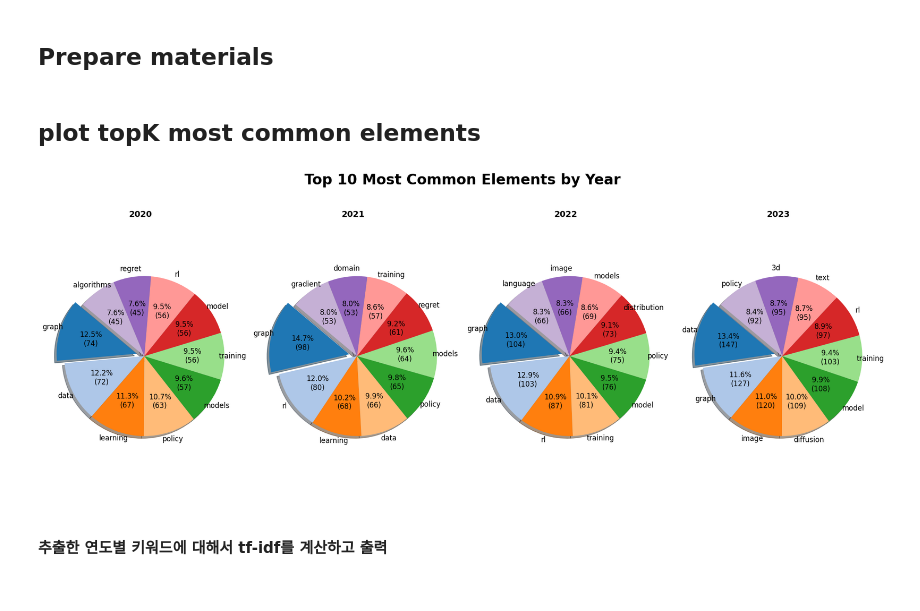
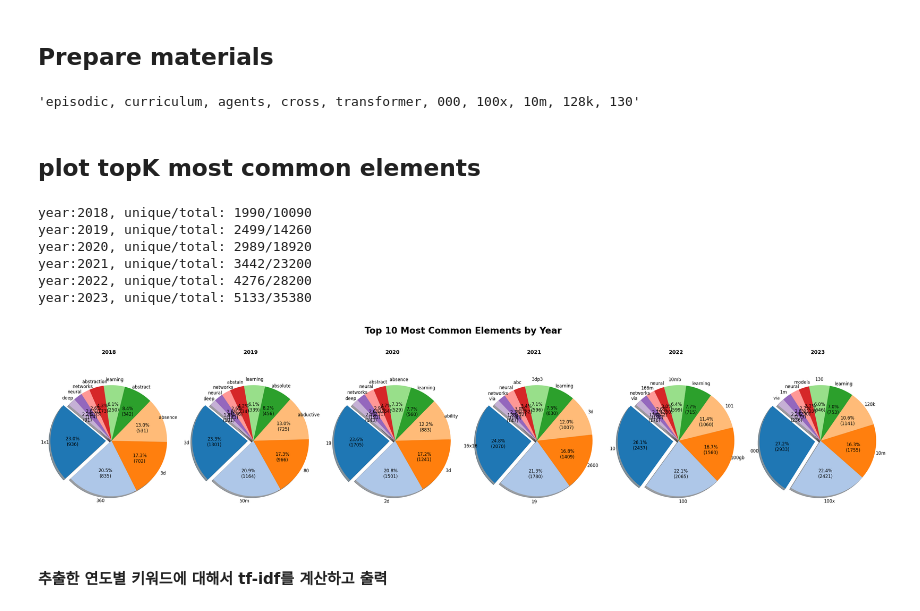
Before and after one commit to chpark-ML/diffusion-model-tutorial, a Jupyter notebook: projects/main.ipynb, the cells around one changed output. Saved outputs shown, nothing was run; the diff lists cells and outputs as text; code cells hidden in the pictures.

```diff
--- a/projects/main.ipynb
+++ b/projects/main.ipynb
@@ -5,6 +5,8 @@ import pandas as pd
 import seaborn as sns
 from collections import Counter
 from glob import glob
+# %%
+TARGET_FEATURE = "TF-IDF given the whole Title"
 # %% [markdown]
 ## Load csv Files
 # %%
@@ -26,7 +28,7 @@ for key, value in dfs.items():
     string_set = set()
     string_list = list()
     string_counter = Counter()
-    for string in value["TF-IDF given the whole Abstract"]:
+    for string in value[TARGET_FEATURE]:
         items = string.split(', ')
         for item in items:
             string_set.add(item)
@@ -35,6 +37,10 @@ for key, value in dfs.items():
     string_set_year[key] = string_set
     string_list_year[key] = string_list
     string_counter_year[key] = string_counter
+# %%
+dfs[key][TARGET_FEATURE].iloc[1]
+# %% [output]
+'episodic, curriculum, agents, cross, transformer, 000, 100x, 10m, 128k, 130'
 # %% [markdown]
 ## plot topK most common elements
 # %%
@@ -48,45 +54,53 @@ def make_autopct(values):
 # 가장 많이 등장한 문자열 top k와 파이 그래프 생성
 k = 10  # 원하는 상위 k개
 num_years = len(string_counter_year)
-fig, axs = plt.subplots(1, num_years, figsize=(20, 8))  # 1행 num_years열의 서브플롯 생성
+fig, axs = plt.subplots(1, num_years, figsize=(32, 8))  # 1행 num_years열의 서브플롯 생성
 
 for i, (year, string_counter) in enumerate(string_counter_year.items()):
     # 전체 문자열 요소 개수
     total_elements = sum(string_counter.values())
     # 유일한 문자열 요소 개수
     unique_elements = len(string_set_year[year])
+
+    print(f"year:{year}, unique/total: {unique_elements}/{total_elements}")
     # 가장 많이 등장한 문자열 top k
     most_common_elements = string_counter.most_common(k)
 
     # 파이 그래프 생성
     labels, sizes = zip(*most_common_elements)
     colors = plt.cm.tab20(range(len(labels)))  # 색상 팔레트
     explode = [0.1 if i == 0 else 0 for i in range(len(labels))]  # 첫 번째 조각만 돌출
 
     wedges, texts, autotexts = axs[i].pie(sizes, labels=labels, autopct=make_autopct(sizes), startangle=140, colors=colors, explode=explode, shadow=True)
 
     # 레이블을 그래프 밖으로 빼기
     for text in texts:
         text.set_fontsize(12)
         text.set_rotation_mode('anchor')
         text.set_horizontalalignment('center')
         text.set_verticalalignment('center')
     for autotext in autotexts:
         autotext.set_fontsize(12)
         autotext.set_color('black')
 
     axs[i].set_title(f"{year}", fontsize=14, fontweight='bold')
     axs[i].axis('equal')  # Equal aspect ratio ensures that pie is drawn as a circle.
 
 # 전체 제목 설정
 plt.suptitle(f"Top {k} Most Common Elements by Year", fontsize=24, fontweight='bold')
 plt.tight_layout(rect=[0, 0.03, 1, 0.95])  # 레이아웃 조정
 
 # 그래프 저장 및 출력
 # plt.savefig(f"top_{k}_elements_comparison.png", dpi=300, bbox_inches='tight')
 plt.show()
 # %% [output]
+year:2018, unique/total: 1990/10090
+year:2019, unique/total: 2499/14260
+year:2020, unique/total: 2989/18920
+year:2021, unique/total: 3442/23200
+year:2022, unique/total: 4276/28200
+year:2023, unique/total: 5133/35380
-[figure, old version]
+[figure, new version]
 # %% [markdown]
 #### 추출한 연도별 키워드에 대해서 tf-idf를 계산하고 출력
 # %%
```
Also changed, not shown: parts of 3 cells of this notebook, 1 other file.
